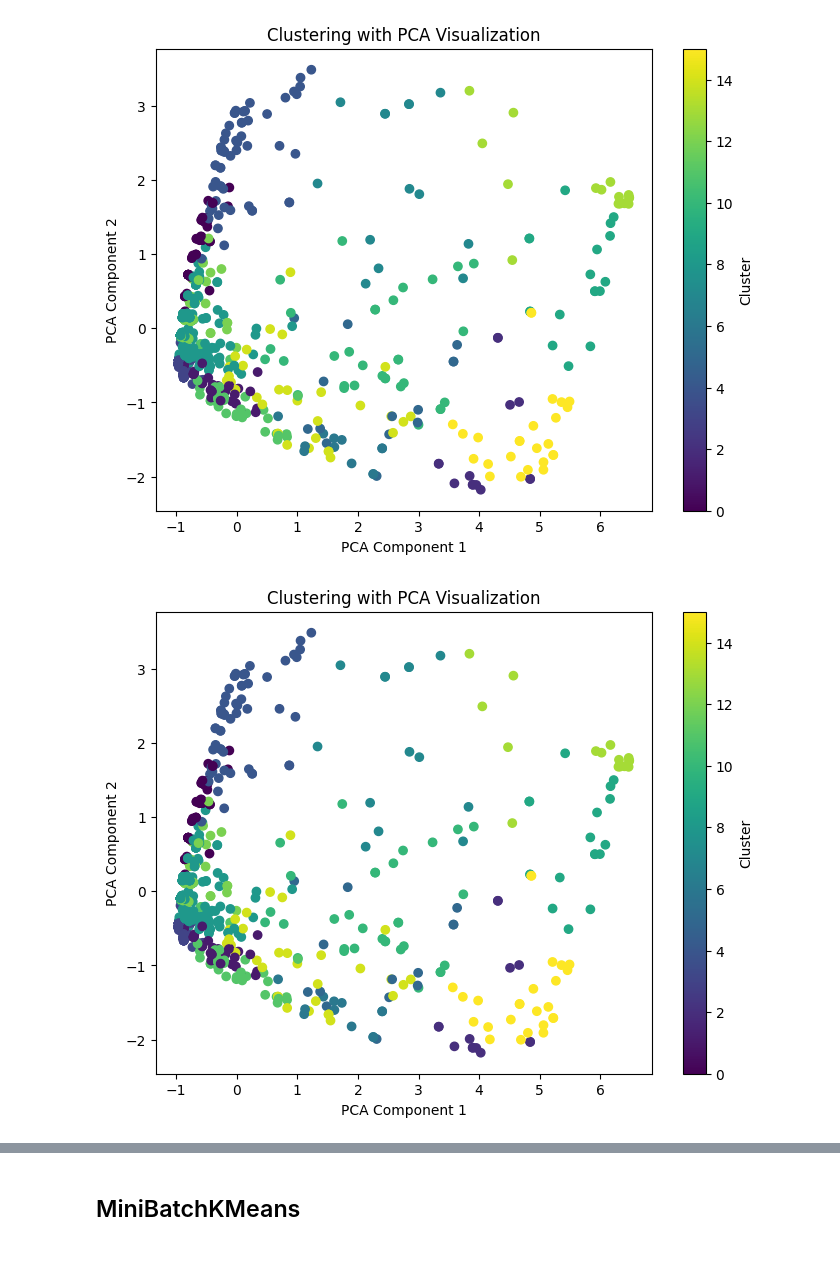
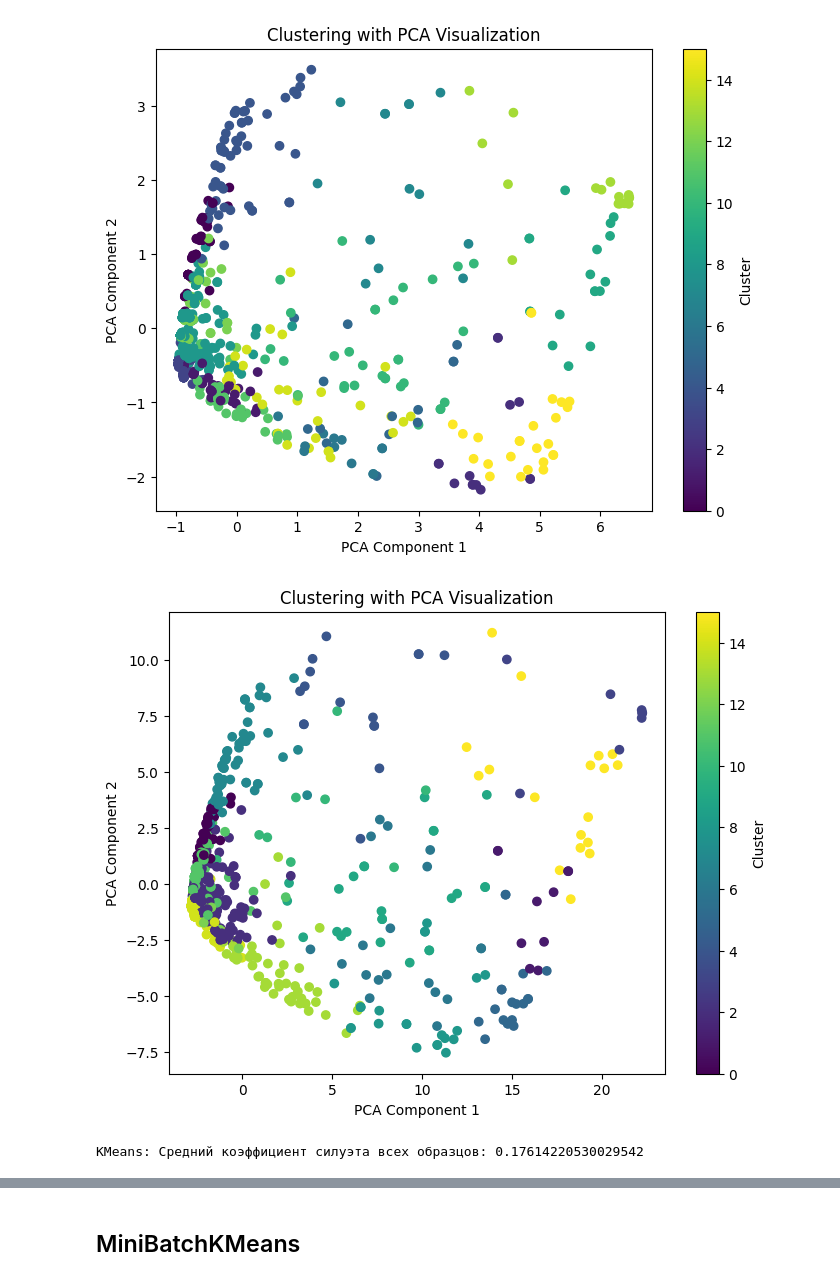
Before and after one commit to Yskaj/ml-Labs, a Jupyter notebook: Lab5.ipynb, the cells around one changed output, grey strips where cells are left out. Saved outputs shown, nothing was run; the diff lists cells and outputs as text; code cells hidden in the pictures.

```diff
--- a/Lab5.ipynb
+++ b/Lab5.ipynb
@@ -152,24 +152,24 @@ scaler.fit(features_array)
 sc_x_train = scaler.transform(features_array)
 # %%
 predictions = kmeans.fit_predict(sc_x_train)
-# %%
-from sklearn.preprocessing import MinMaxScaler,StandardScaler
-scaler = StandardScaler()
-scaler.fit(predictions.reshape(-1, 1))
-sc_x_train = scaler.transform(predictions.reshape(-1, 1))
 # %%
 pca = PCA(n_components=3)
-pca_features = pca.fit_transform(features_array)
+pca_features = pca.fit_transform(sc_x_train)
 # Визуализация
 plt.figure(figsize=(8, 6))
 plt.scatter(pca_features[:, 0], pca_features[:, 1], c=predictions, cmap='viridis')
 plt.xlabel('PCA Component 1')
 plt.ylabel('PCA Component 2')
 plt.title('Clustering with PCA Visualization')
 plt.colorbar(label='Cluster')
 plt.show()
 # %% [output]
-[figure, old version]
+[figure, new version]
+# %%
+from sklearn.metrics import silhouette_score
+print(f'KMeans: Cредний коэффициент силуэта всех образцов: {silhouette_score(sc_x_train,predictions)}')
+# %% [output]
+KMeans: Cредний коэффициент силуэта всех образцов: 0.17614220530029542
 # %%
 from sklearn.metrics import silhouette_score
 print(f'KMeans: Cредний коэффициент силуэта всех образцов: {silhouette_score(features_array,predictions)}')
```
Also changed, not shown: parts of 2 cells of this notebook.
